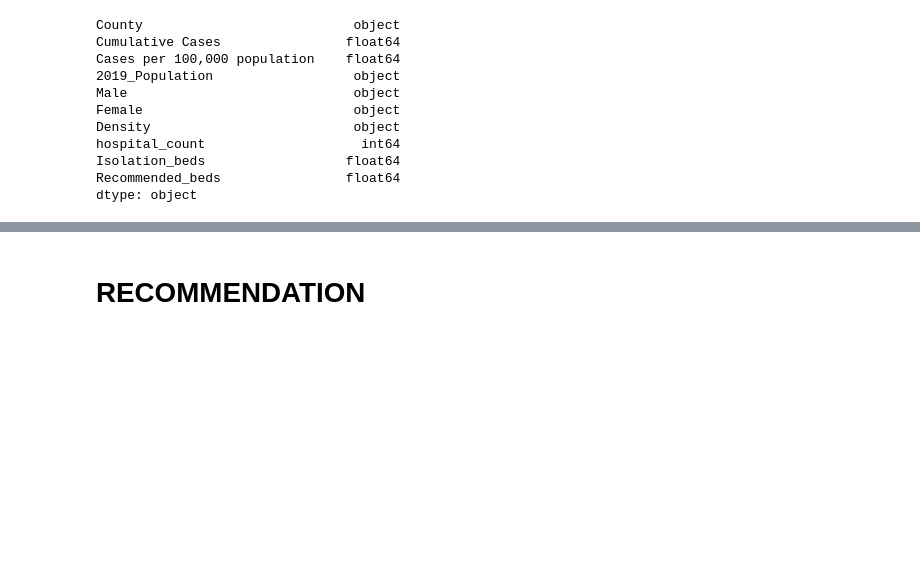
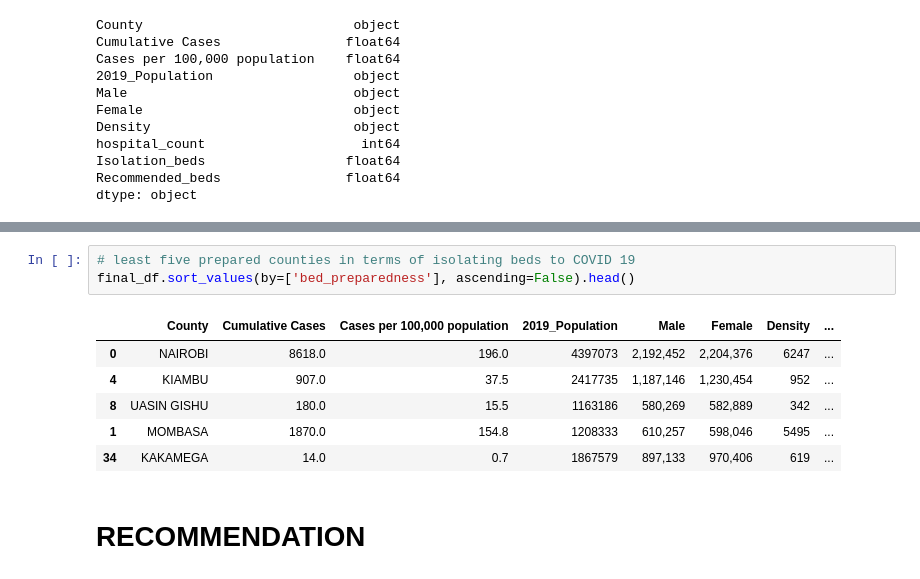
Before and after one commit to BrendaCheyech/Project, a Jupyter notebook: TEAM_1_PROJECT_DATA.ipynb, the cells around one changed output, grey strips where cells are left out. Cells and saved outputs as stored; diff of their text form; blank space fills up the shorter version.

```diff
--- a/TEAM_1_PROJECT_DATA.ipynb
+++ b/TEAM_1_PROJECT_DATA.ipynb
@@ -450,2 +615,12 @@ covid_df.fillna("-")
+# %%
+# least five prepared counties in terms of isolating beds to COVID 19
+final_df.sort_values(by=['bed_preparedness'], ascending=False).head()
+# %% [output]
+|  | County | Cumulative Cases | Cases per 100,000 population | 2019_Population | Male | Female | Density | ... |
+| 0 | NAIROBI | 8618.0 | 196.0 | 4397073 | 2,192,452 | 2,204,376 | 6247 | ... |
+| 4 | KIAMBU | 907.0 | 37.5 | 2417735 | 1,187,146 | 1,230,454 | 952 | ... |
+| 8 | UASIN GISHU | 180.0 | 15.5 | 1163186 | 580,269 | 582,889 | 342 | ... |
+| 1 | MOMBASA | 1870.0 | 154.8 | 1208333 | 610,257 | 598,046 | 5495 | ... |
+| 34 | KAKAMEGA | 14.0 | 0.7 | 1867579 | 897,133 | 970,406 | 619 | ... |
 # %% [markdown]
 # RECOMMENDATION
```
Also changed, not shown: parts of 98 cells of this notebook.
